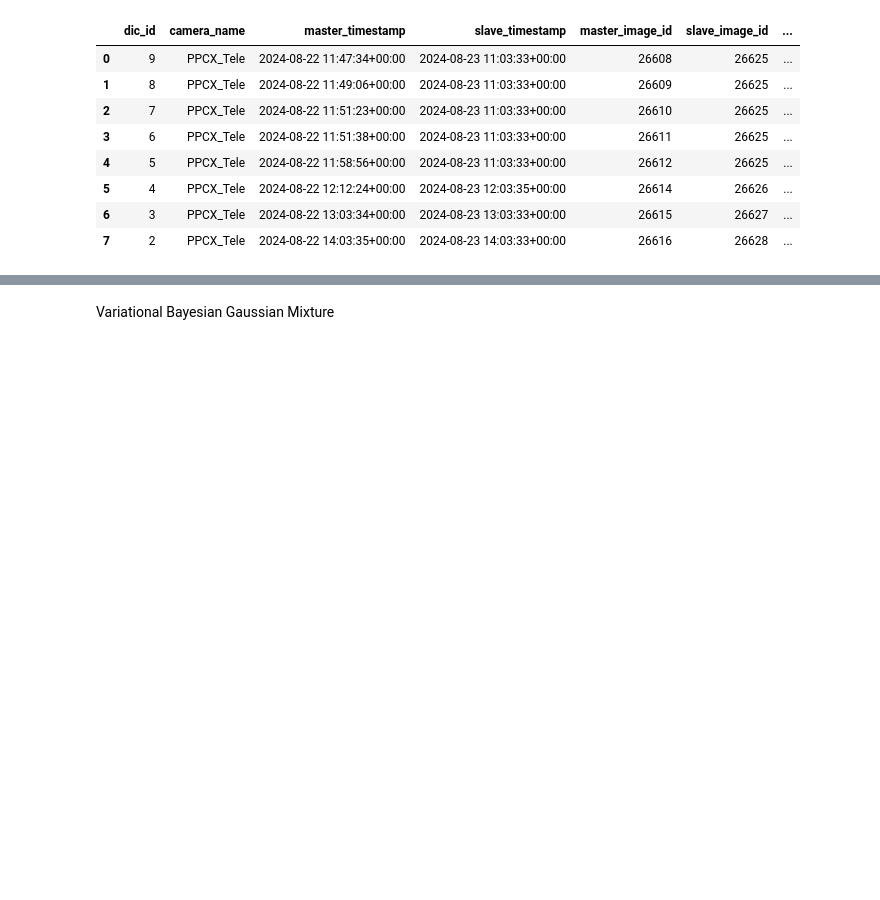
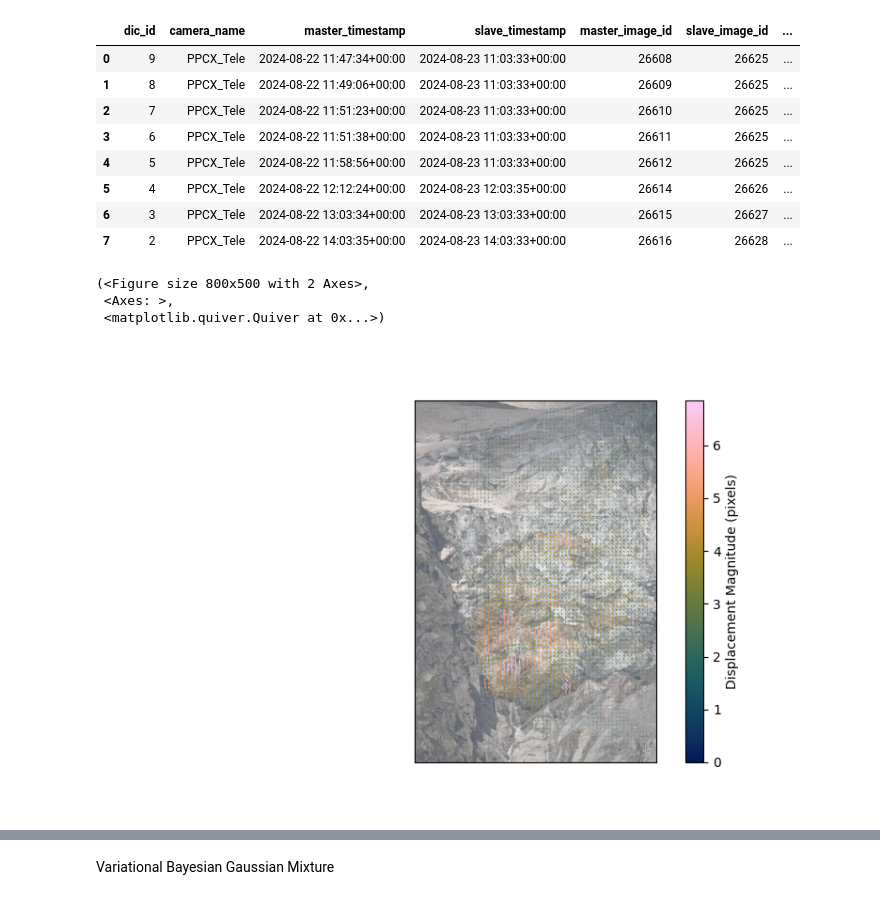
Before and after one commit to franioli/ppcx-domains, a Jupyter notebook: clusterize_GMM.ipynb, the cells around one changed output, grey strips where cells are left out. Drawn from its saved outputs; the diff is of its cells as text; code cells hidden in the pictures; blank space fills up the shorter version.

```diff
--- a/clusterize_GMM.ipynb
+++ b/clusterize_GMM.ipynb
@@ -32,12 +32,11 @@ GET_IMAGE_VIEW = os.environ.get("GET_IMAGE_VIEW", "images")
 
 target_date = "2024-08-23"
 camera_name = "PPCX_Tele"
-# dic_analysis_id = 3098
+# dic_id = 3098
 
-#
-min_velocity = -1  # Minimum velocity threshold in pixels, use -1 to disable
+min_velocity = 1  # Minimum velocity threshold in pixels, use -1 to disable
 filter_outliers = True  # Whether to filter out low velocity vectors
-tails_percentile = 0.01  # Percentile for tail filtering
+tails_percentile = 0.001  # Percentile for tail filtering
 
 # Create the connection to the database
 db_engine = create_engine(
@@ -152,19 +167,34 @@ img = get_image(master_image_id, camera_name=camera_name)
 
 # Fetch the displacement data for that DIC analysis via the API
 dic_id = dic_analyses["dic_id"].iloc[0]
-df = get_dic_data_api(dic_id)
-
-# Filter out low velocity vectors
-if min_velocity > 0:
-    df = df[df["V"] >= min_velocity].reset_index(drop=True)
-
-# Filter out extreme tails based on the specified percentile
-if filter_outliers:
-    prob_threshold = (tails_percentile, 1 - tails_percentile)
-    velocity_percentiles = df["V"].quantile(prob_threshold).values
-    df = df[
-        (df["V"] >= velocity_percentiles[0]) & (df["V"] <= velocity_percentiles[1])
-    ].reset_index(drop=True)
+df = get_dic_data_api(
+    dic_id,
+    filter_outliers=filter_outliers,
+    tails_percentile=tails_percentile,
+    min_velocity=min_velocity,
+)
+# %%
+from src.visualization import plot_dic_vectors
+
+fig, ax = plt.subplots(figsize=(8, 5))
+plot_dic_vectors(
+    x=df["x"].to_numpy(),
+    y=df["y"].to_numpy(),
+    u=df["u"].to_numpy(),
+    v=df["v"].to_numpy(),
+    magnitudes=df["V"].to_numpy(),
+    background_image=img,
+    cmap_name="batlow",
+    # vmin=0.1,
+    # vmax=10,
+    fig=fig,
+    ax=ax,
+)
+# %% [output]
+(<Figure size 800x500 with 2 Axes>,
+ <Axes: >,
+ <matplotlib.quiver.Quiver at 0x...>)
+[figure, added]
 # %%
 def preproc_features(df):
     """
```
Also changed, not shown: parts of 5 cells of this notebook, 2 other files.
